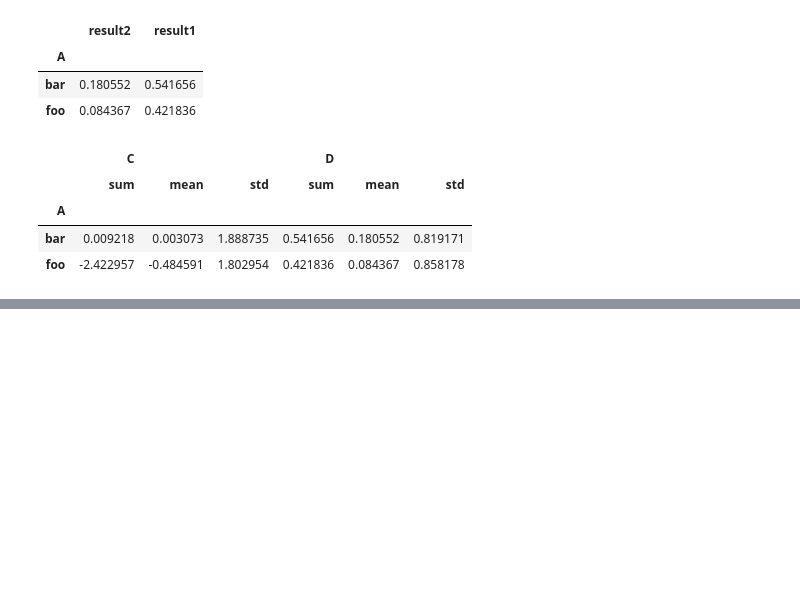
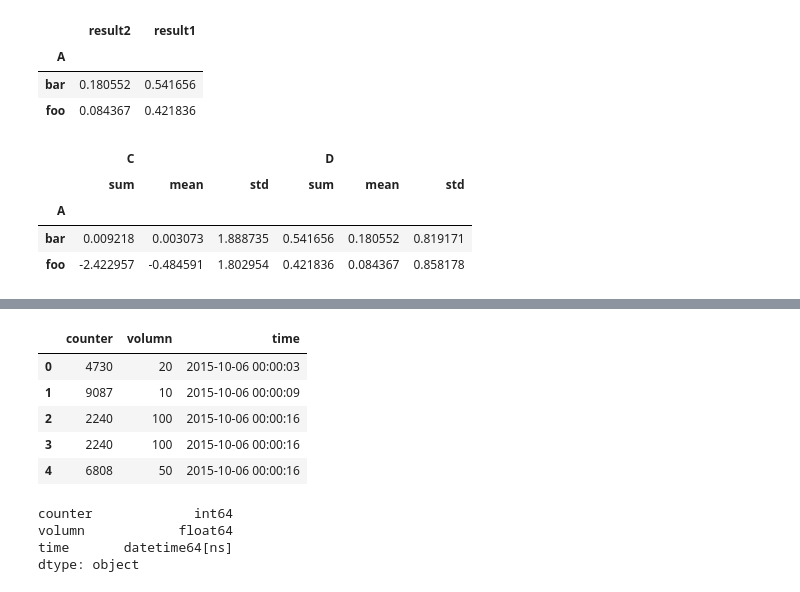
Before and after one commit to WenWeiKun-byte/PyData-Cookbook, a Jupyter notebook: Data Cleaning & Data Munging 02.ipynb, the cells around one changed output, grey strips where cells are left out. Drawn from its saved outputs; the diff is of its cells as text; code cells hidden in the pictures; blank space fills up the shorter version.

```diff
--- a/Data Cleaning & Data Munging 02.ipynb
+++ b/Data Cleaning & Data Munging 02.ipynb
@@ -251,0 +262,6 @@ grouped.agg([np.sum, np.mean, np.std])
+# %%
+realtime = pd.read_csv('D:/20151006', header=None, sep=' ')
+realtime["time"] = realtime[2].map(str) + ' ' + realtime[3]
+realtime["time"] = pd.to_datetime(realtime.time)
+realtime.drop([2,3], inplace=True, axis=1)
+realtime.columns = ['counter','volumn','time']
@@ -251,0 +279,16 @@ grouped.agg([np.sum, np.mean, np.std])
+# %%
+realtime.head()
+# %% [output]
+|  | counter | volumn | time |
+| 0 | 4730 | 20 | 2015-10-06 00:00:03 |
+| 1 | 9087 | 10 | 2015-10-06 00:00:09 |
+| 2 | 2240 | 100 | 2015-10-06 00:00:16 |
+| 3 | 2240 | 100 | 2015-10-06 00:00:16 |
+| 4 | 6808 | 50 | 2015-10-06 00:00:16 |
+# %%
+realtime.dtypes
+# %% [output]
+counter             int64
+volumn            float64
+time       datetime64[ns]
+dtype: object
```
Also changed, not shown: parts of 14 cells of this notebook, 4 other files.
